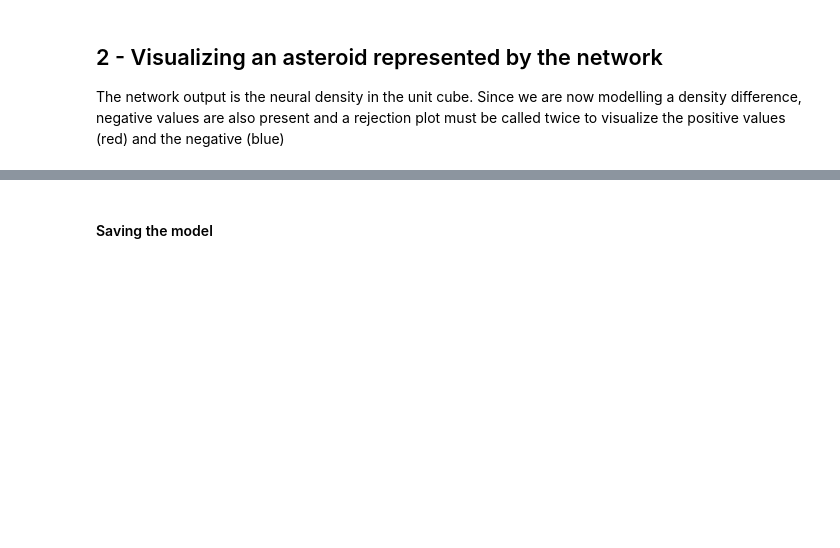
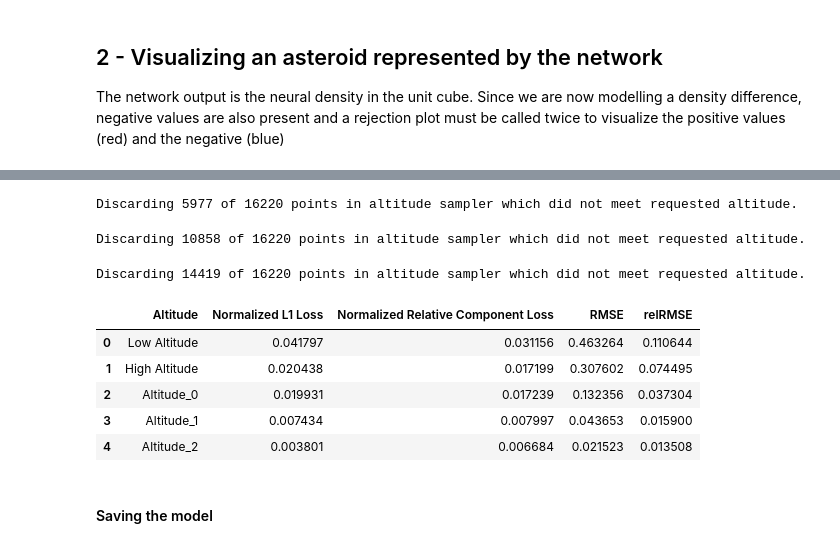
Before and after one commit to darioizzo/geodesyNets, a Jupyter notebook: 2 - Differential training.ipynb, the cells around one changed output, grey strips where cells are left out. Saved outputs shown, nothing was run; the diff lists cells and outputs as text; code cells hidden in the pictures; blank space fills up the shorter version.

```diff
--- a/2 - Differential training.ipynb
+++ b/2 - Differential training.ipynb
@@ -222,3 +269,14 @@ gravann.plot_model_mesh(model,encoding,rho_threshold=c.cpu().detach().numpy()*1e
 # %%
-# Computes the Validation table
-gravann.validation(model, encoding, mascon_points, mascon_masses_nu, use_acc=True, asteroid_pk_path="3dmeshes/Bennu_lp.pk", N=5000, N_integration=500000, batch_size=32, progressbar=True)
+# Computes the Validation table with rel and abs errors on the predicted acceleration (w.r.t. ground truth)
+# at low, med, high altitudes (see paper). is requires sampling quite a lot, so it takes time
+gravann.validation(model, encoding, mascon_points, mascon_masses_u, mascon_masses_nu=mascon_masses_nu, use_acc=True, asteroid_pk_path="3dmeshes/Itokawa.pk", N=1000, N_integration=5000, batch_size=32, progressbar=True)
+# %% [output]
+Discarding 5977 of 16220 points in altitude sampler which did not meet requested altitude.
+Discarding 10858 of 16220 points in altitude sampler which did not meet requested altitude.
+Discarding 14419 of 16220 points in altitude sampler which did not meet requested altitude.
+|  | Altitude | Normalized L1 Loss | Normalized Relative Component Loss | RMSE | relRMSE |
+| 0 | Low Altitude | 0.041797 | 0.031156 | 0.463264 | 0.110644 |
+| 1 | High Altitude | 0.020438 | 0.017199 | 0.307602 | 0.074495 |
+| 2 | Altitude_0 | 0.019931 | 0.017239 | 0.132356 | 0.037304 |
+| 3 | Altitude_1 | 0.007434 | 0.007997 | 0.043653 | 0.015900 |
+| 4 | Altitude_2 | 0.003801 | 0.006684 | 0.021523 | 0.013508 |
```
Also changed, not shown: parts of 14 cells of this notebook, 1 other file.
